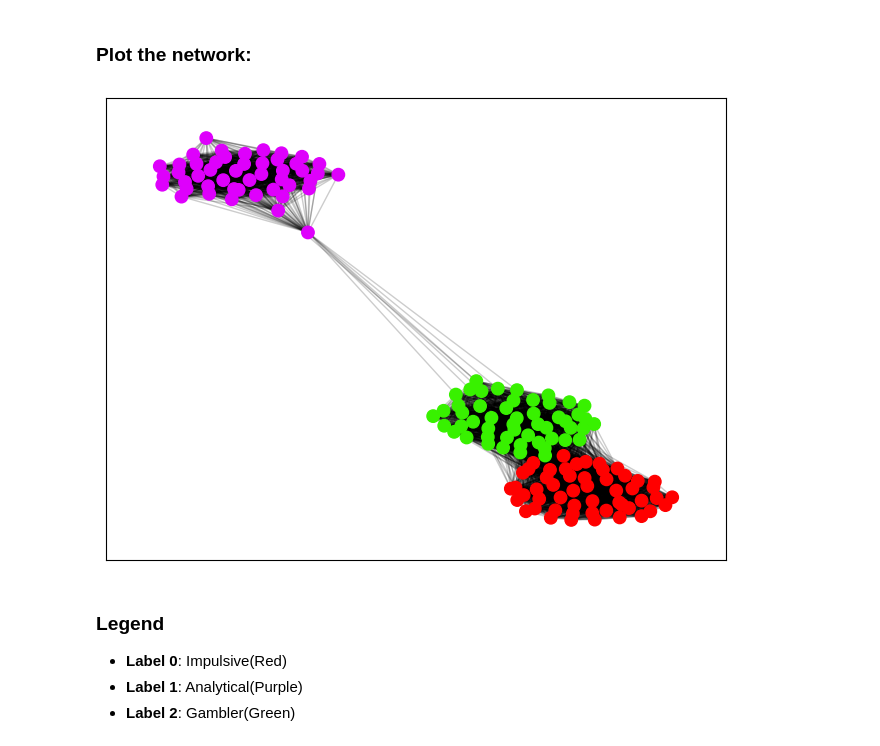
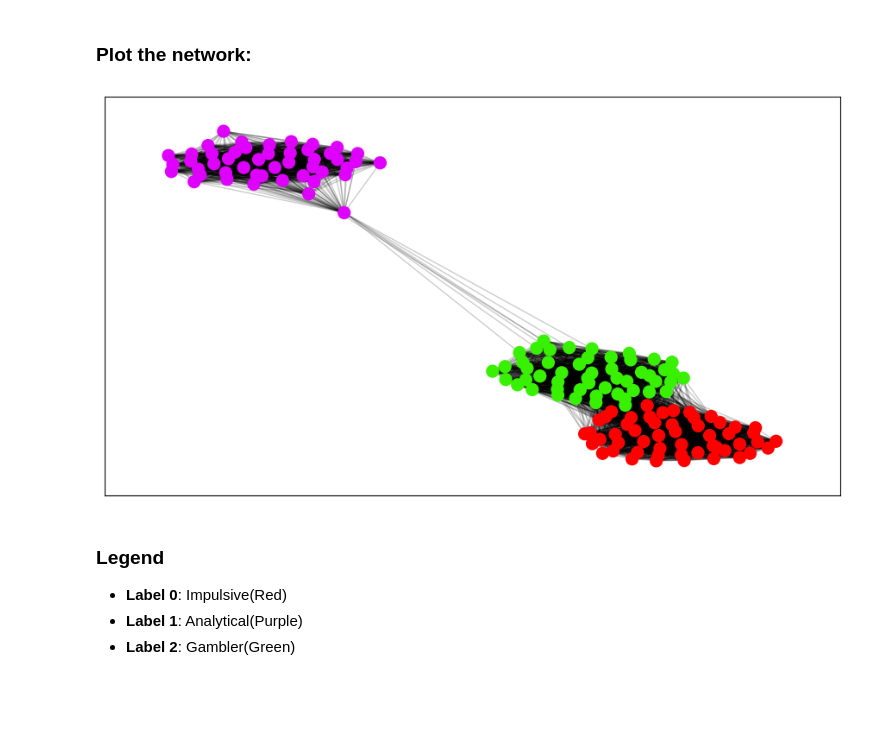
Before and after one commit to KrishanuZ/Behavioral-Homophily-Network, a Jupyter notebook: 02-Notebooks/02-wiring.ipynb, the cells around one changed output. Cells and saved outputs as stored; diff of their text form; code cells hidden in the pictures; blank space fills up the shorter version.

Commit message:
refact: Change `figsize` and `node_size`

```diff
--- a/02-Notebooks/02-wiring.ipynb
+++ b/02-Notebooks/02-wiring.ipynb
@@ -47,20 +47,20 @@ for i in range(num_nodes):
 ### Plot the network:
 # %%
 
-plt.figure(figsize=(8, 6))
+plt.figure(figsize=(11, 6))
 
 pos = nx.spring_layout(G, seed=42)  # The engine which pulls the connected node together
 
 color = [
     "#ff0000" if label == 0 else "#de00fc" if label == 1 else "#38F100" for label in node_labels
 ]
 
-nx.draw_networkx_nodes(G, pos, node_color=color, node_size=80)
+nx.draw_networkx_nodes(G, pos, node_color=color, node_size=100)
 nx.draw_networkx_edges(G, pos, alpha=0.2)
 
 plt.show()
 # %% [output]
-[figure, old version]
+[figure, new version]
 # %% [markdown]
 ### Legend
 
```
